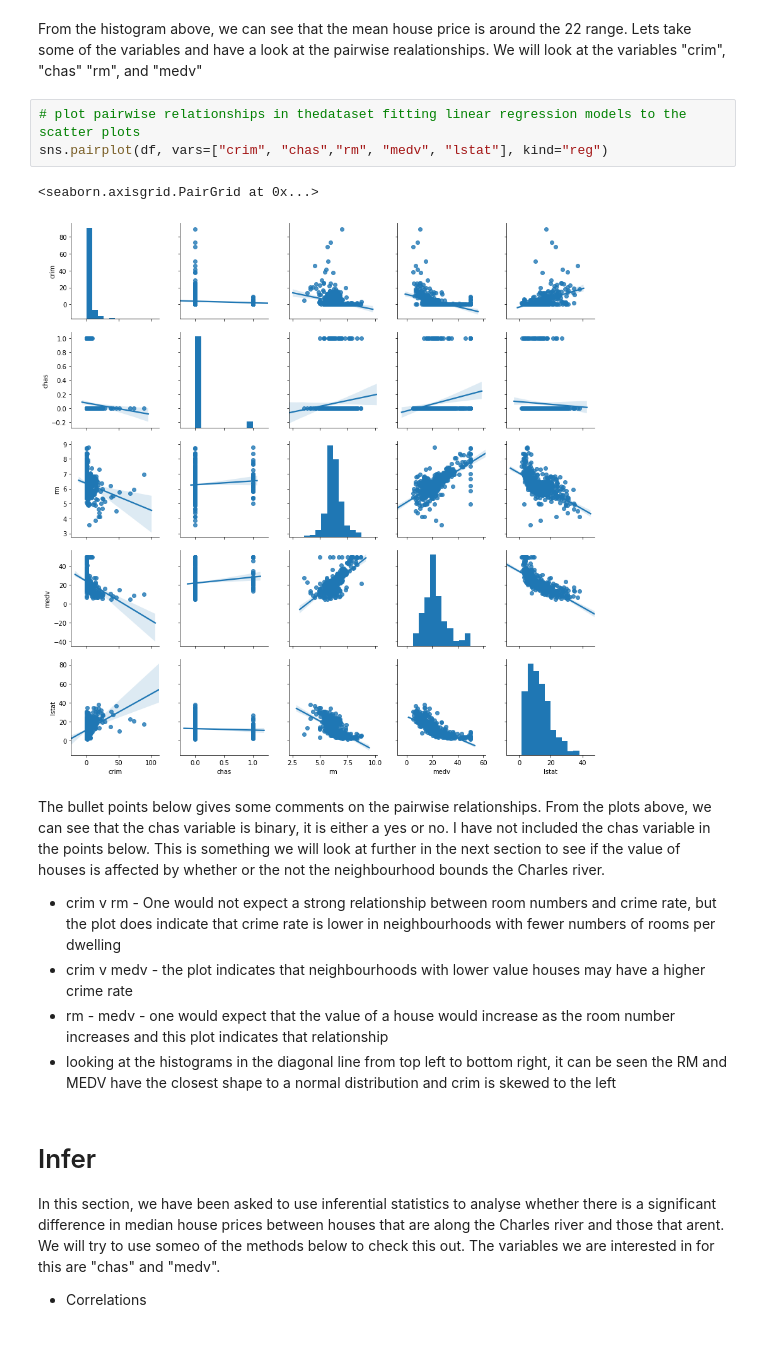
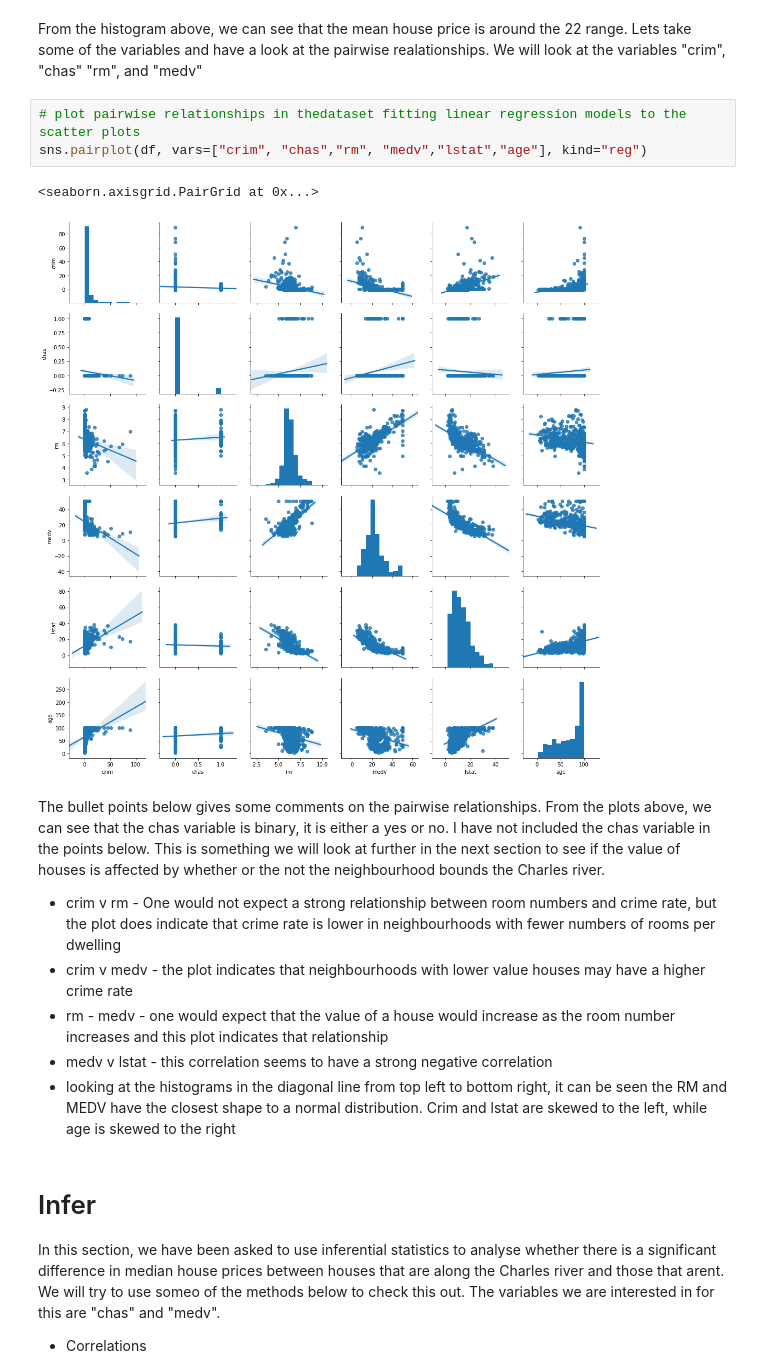
Before and after one commit to davidobrien1/MLSProject, a Jupyter notebook: mlsproject.ipynb, the cells around one changed output. Cells and saved outputs as stored; diff of their text form; blank space fills up the shorter version.

```diff
--- a/mlsproject.ipynb
+++ b/mlsproject.ipynb
@@ -85,10 +85,10 @@ plt.show()
 From the histogram above, we can see that the mean house price is around the 22 range.  Lets take some of the variables and have a look at the pairwise realationships.  We will look at the variables "crim", "chas" "rm", and "medv"
 # %%
 # plot pairwise relationships in thedataset fitting linear regression models to the scatter plots
-sns.pairplot(df, vars=["crim", "chas","rm", "medv", "lstat"], kind="reg")
+sns.pairplot(df, vars=["crim", "chas","rm", "medv","lstat","age"], kind="reg")
 # %% [output]
 <seaborn.axisgrid.PairGrid at 0x...>
-[figure, old version]
+[figure, new version]
 # %% [markdown]
 The bullet points below gives some comments on the pairwise relationships.  From the plots above, we can see that the chas variable is binary, it is either a yes or no.  I have not included the chas variable in the points below.  This is something we will look at further in the next section to see if the value of houses is affected by whether or the not the neighbourhood bounds the Charles river.
 
@@ -97,7 +97,8 @@ The bullet points below gives some comments on the pairwise relationships.  From
  - crim v rm - One would not expect a strong relationship between room numbers and crime rate, but the plot does indicate that crime rate is lower in neighbourhoods with fewer numbers of rooms per dwelling
  - crim v medv - the plot indicates that neighbourhoods with lower value houses may have a higher crime rate
  - rm - medv - one would expect that the value of a house would increase as the room number increases and this plot indicates that relationship
- - looking at the histograms in the diagonal line from top left to bottom right, it can be seen the RM and MEDV have the closest shape to a normal distribution and crim is skewed to the left
+ - medv v lstat - this correlation seems to have a strong negative correlation
+ - looking at the histograms in the diagonal line from top left to bottom right, it can be seen the RM and MEDV have the closest shape to a normal distribution. Crim and lstat are skewed to the left, while age is skewed to the right
 # %% [markdown]
 # Infer
 In this section, we have been asked to use inferential statistics to analyse whether there is a significant difference in median house prices between houses that are along the Charles river and those that arent.  We will try to use someo of the methods below to check this out.  The variables we are interested in for this are "chas" and "medv".
```
Also changed, not shown: parts of 4 cells of this notebook.
